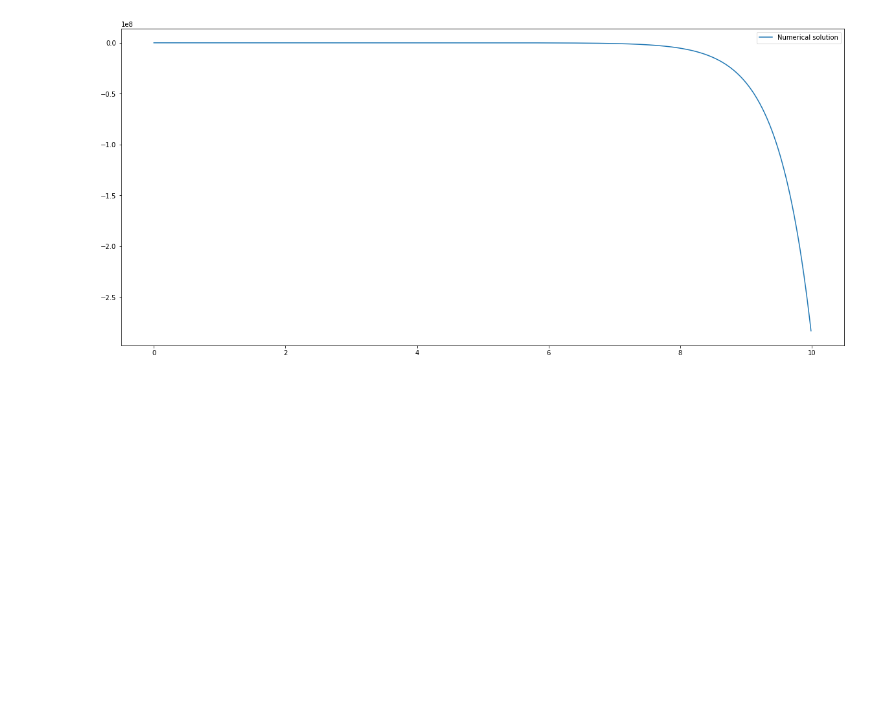
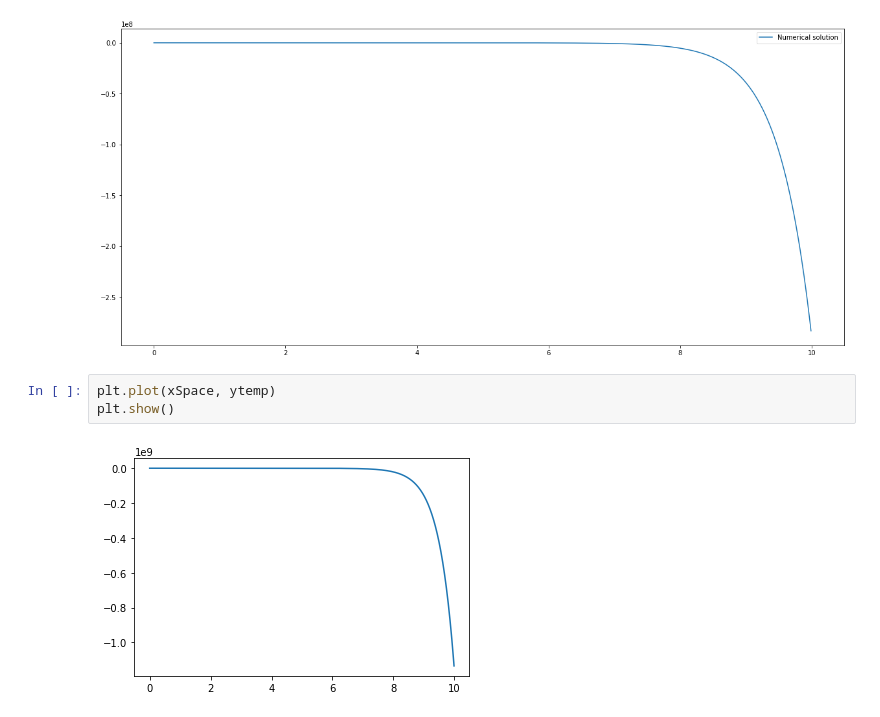
Before and after one commit to mdvasilyev/Numerical-methods, a Jupyter notebook: cheats.ipynb, the cells around one changed output. Cells and saved outputs as stored; diff of their text form; blank space fills up the shorter version.

```diff
--- a/cheats.ipynb
+++ b/cheats.ipynb
@@ -981,3 +984,8 @@ fig.show()
 plt.show()
 # %% [output]
 [figure]
+# %%
+plt.plot(xSpace, ytemp)
+plt.show()
+# %% [output]
+[figure, added]
```
Also changed, not shown: parts of 2 cells of this notebook, 1 other file.
